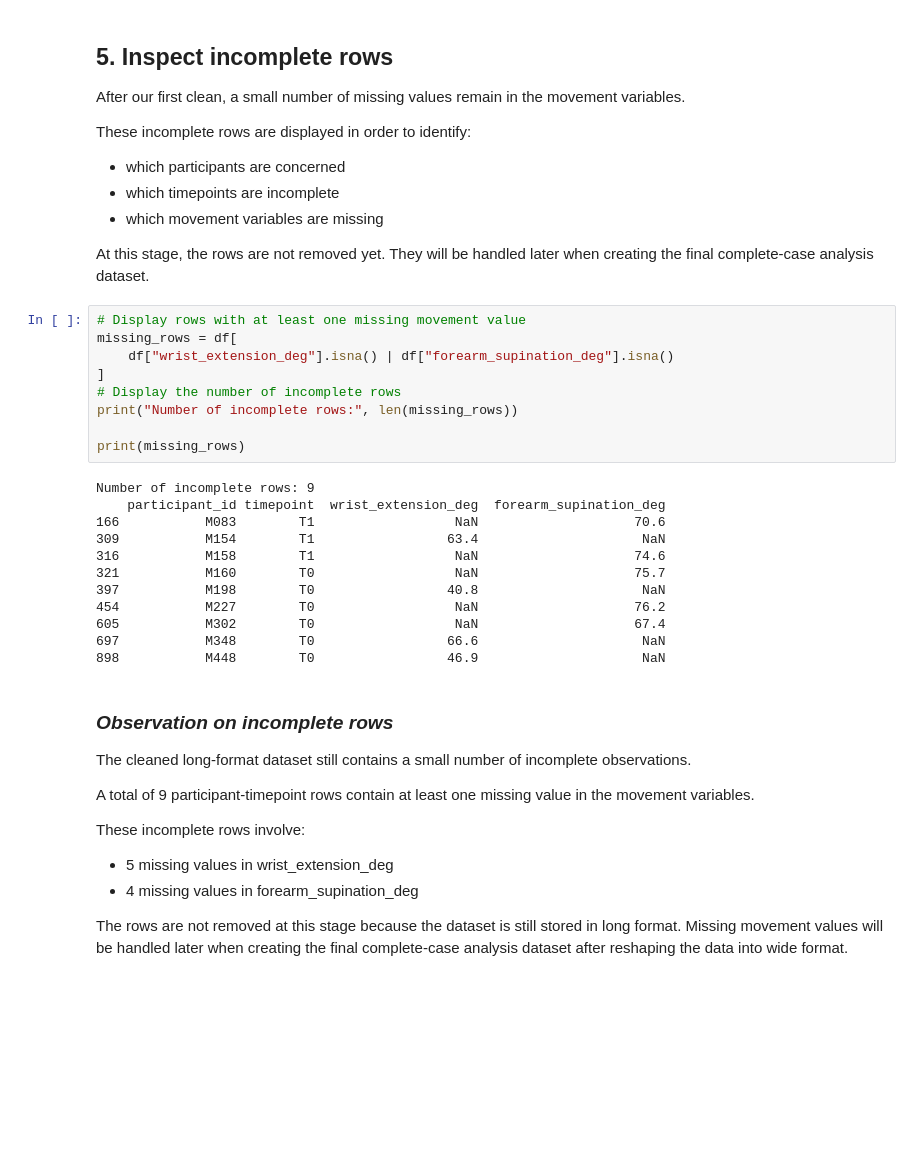
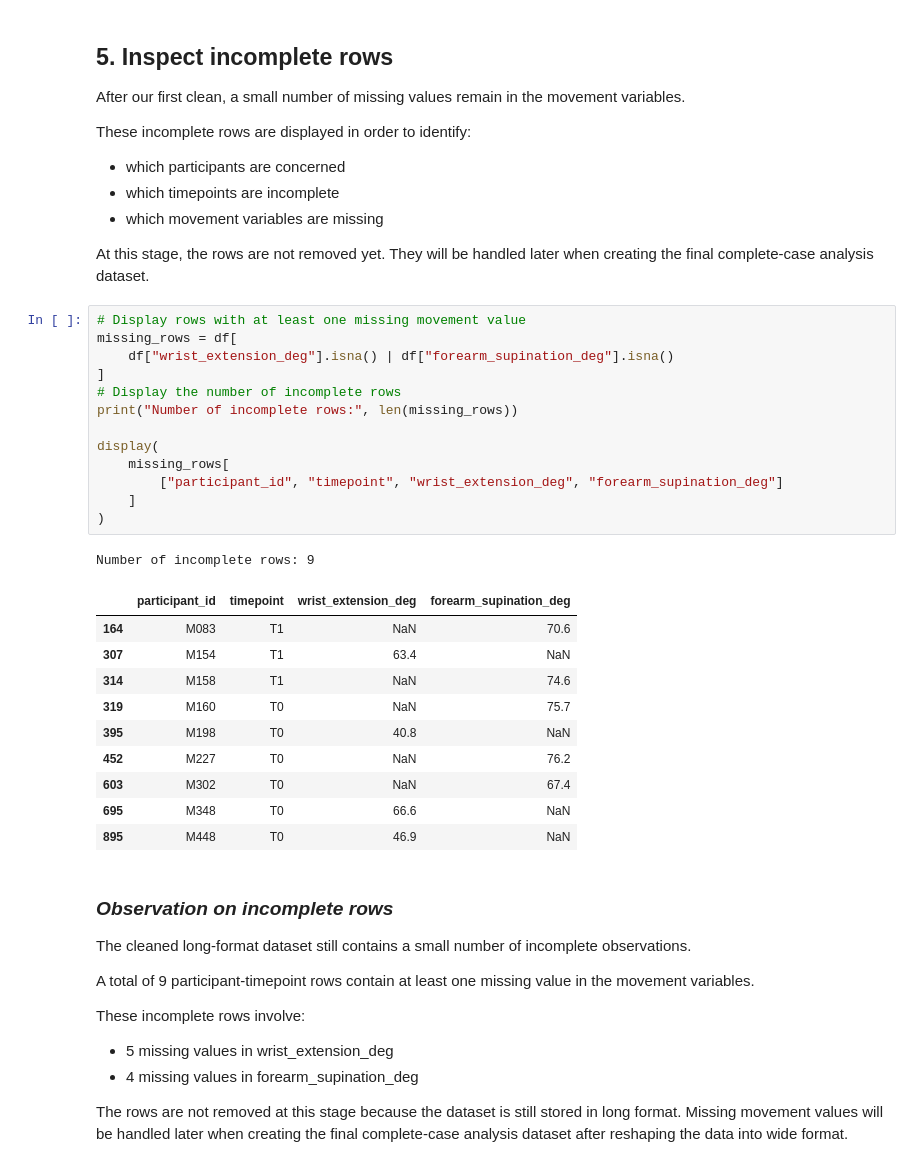
Before and after one commit to jahinnaduplaix/movement-analysis-project, a Jupyter notebook: main.ipynb, the cells around one changed output. Cells and saved outputs as stored; diff of their text form; blank space fills up the shorter version.

```diff
--- a/main.ipynb
+++ b/main.ipynb
@@ -314,24 +390,28 @@ They will be handled later when creating the final complete-case analysis datase
 # %%
 # Display rows with at least one missing movement value
 missing_rows = df[
     df["wrist_extension_deg"].isna() | df["forearm_supination_deg"].isna()
 ]
 # Display the number of incomplete rows
 print("Number of incomplete rows:", len(missing_rows))
 
-print(missing_rows)
+display(
+    missing_rows[
+        ["participant_id", "timepoint", "wrist_extension_deg", "forearm_supination_deg"]
+    ]
+)
 # %% [output]
 Number of incomplete rows: 9
-    participant_id timepoint  wrist_extension_deg  forearm_supination_deg
-166           M083        T1                  NaN                    70.6
-309           M154        T1                 63.4                     NaN
-316           M158        T1                  NaN                    74.6
-321           M160        T0                  NaN                    75.7
-397           M198        T0                 40.8                     NaN
-454           M227        T0                  NaN                    76.2
-605           M302        T0                  NaN                    67.4
-697           M348        T0                 66.6                     NaN
-898           M448        T0                 46.9                     NaN
+|  | participant_id | timepoint | wrist_extension_deg | forearm_supination_deg |
+| 164 | M083 | T1 | NaN | 70.6 |
+| 307 | M154 | T1 | 63.4 | NaN |
+| 314 | M158 | T1 | NaN | 74.6 |
+| 319 | M160 | T0 | NaN | 75.7 |
+| 395 | M198 | T0 | 40.8 | NaN |
+| 452 | M227 | T0 | NaN | 76.2 |
+| 603 | M302 | T0 | NaN | 67.4 |
+| 695 | M348 | T0 | 66.6 | NaN |
+| 895 | M448 | T0 | 46.9 | NaN |
 # %% [markdown]
 ### _Observation on incomplete rows_
 
```
Also changed, not shown: parts of 19 cells of this notebook, 4 other files.
